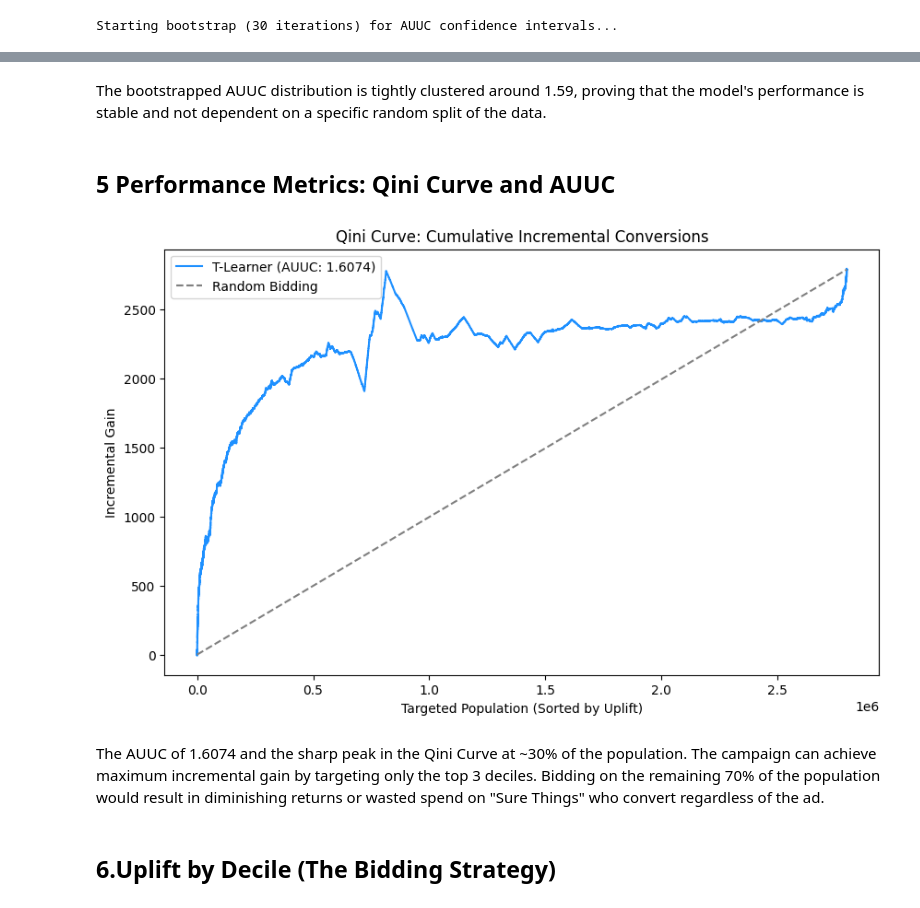
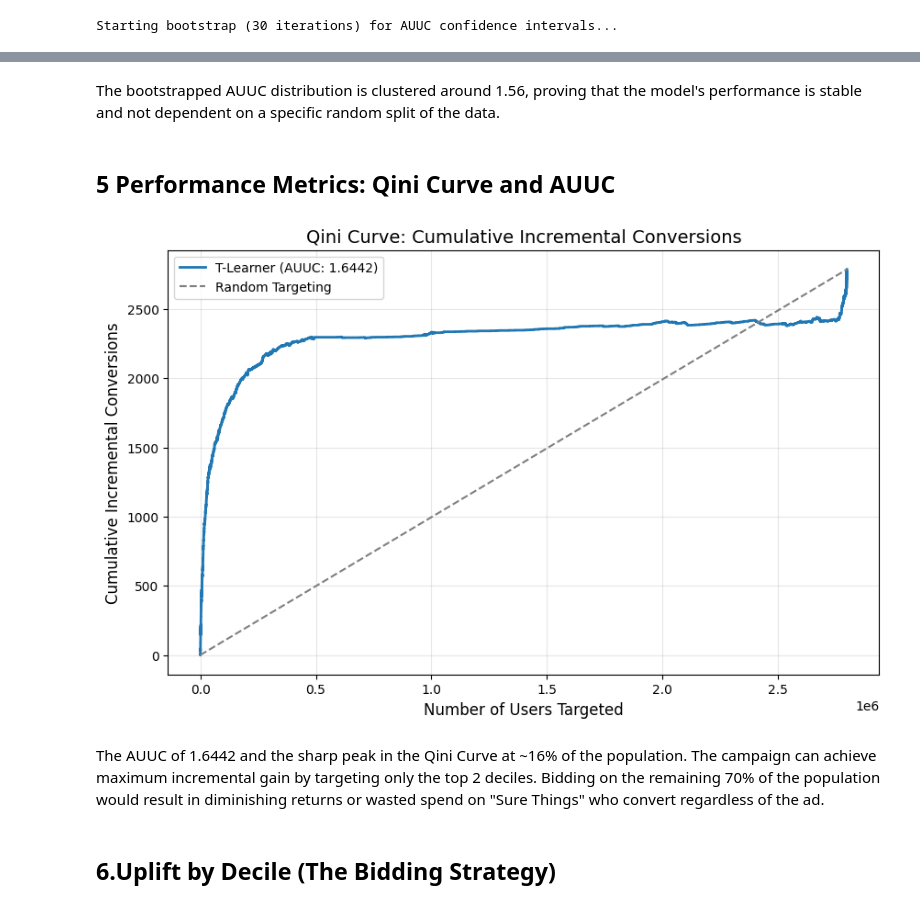
Before and after one commit to quannm11/intelligent-causal-dsp, a Jupyter notebook: notebooks/02_Model_Evaluation.ipynb, the cells around one changed output, grey strips where cells are left out. Drawn from its saved outputs; the diff is of its cells as text; code cells hidden in the pictures.

```diff
--- a/notebooks/02_Model_Evaluation.ipynb
+++ b/notebooks/02_Model_Evaluation.ipynb
@@ -128,7 +148,7 @@ Features f11 and f10 are the dominant drivers of the model's decision-making. Th
 plt.figure(figsize=(10, 5))
 
 # Generate probabilities for the Treatment group
-p_t = model_t.predict_proba(test_df[features])[:, 1]
+p_t = model_t.predict_proba(test_df[FEATURES])[:, 1]
 # We check calibration only on the treatment subset to see if predictions match reality
 mask_t = test_df['treatment'] == 1
 prob_true, prob_pred = calibration_curve(test_df[mask_t]['conversion'], p_t[mask_t], n_bins=10)
@@ -204,42 +224,54 @@ Mean AUUC: 1.5913
 # %% [markdown]
-The bootstrapped AUUC distribution is tightly clustered around 1.59, proving that the model's performance is stable and not dependent on a specific random split of the data.
+The bootstrapped AUUC distribution is  clustered around 1.56, proving that the model's performance is stable and not dependent on a specific random split of the data.
 # %% [markdown]
 ## 5 Performance Metrics: Qini Curve and AUUC
 # %%
 # Generate full scores
 test_df['p_t'] = p_t
-test_df['p_c'] = model_c.predict_proba(test_df[features])[:, 1]
+test_df['p_c'] = model_c.predict_proba(test_df[FEATURES])[:, 1]
 test_df['uplift_score'] = test_df['p_t'] - test_df['p_c']
 
-def plot_qini_curve(df):
+def plot_qini_curve_corrected(df):
+    # Sort by Score
     df = df.sort_values('uplift_score', ascending=False).reset_index(drop=True)
-    df['n_t'] = (df['treatment'] == 1).cumsum()
-    df['n_c'] = (df['treatment'] == 0).cumsum()
+
+    # Cumulative Conversions (Y)
     df['y_t'] = (df['conversion'] * (df['treatment'] == 1)).cumsum()
     df['y_c'] = (df['conversion'] * (df['treatment'] == 0)).cumsum()
 
-    # Qini Formula
-    df['qini'] = df['y_t'] - df['y_c'] * (df['n_t'] / (df['n_c'] + 1e-10))
-    random_qini = np.linspace(0, df['qini'].iloc[-1], len(df))
+    # Calculate Global Scaling Factor
+    N_t_total = (df['treatment'] == 1).sum()
+    N_c_total = (df['treatment'] == 0).sum()
+    scaling_factor = N_t_total / N_c_total
+
+    # Gain = Treated_Conversions - (Control_Conversions * Scaling_Factor)
+    df['qini'] = df['y_t'] - (df['y_c'] * scaling_factor)
+
+    # Random Curve
+    total_gain = df['qini'].iloc[-1]
+    random_qini = np.linspace(0, total_gain, len(df))
 
     # AUUC Calculation
-    auuc = np.trapezoid(df['qini']) / np.trapezoid(random_qini)
+    auuc = np.trapz(df['qini']) / np.trapz(random_qini)
 
+    # Plot
     plt.figure(figsize=(10, 6))
-    plt.plot(df['qini'].values, label=f'T-Learner (AUUC: {auuc:.4f})', color='dodgerblue')
-    plt.plot(random_qini, linestyle='--', color='gray', label='Random Bidding')
-    plt.title("Qini Curve: Cumulative Incremental Conversions")
-    plt.xlabel("Targeted Population (Sorted by Uplift)")
-    plt.ylabel("Incremental Gain")
+    plt.plot(df['qini'].values, label=f'T-Learner (AUUC: {auuc:.4f})', linewidth=2)
+    plt.plot(random_qini, linestyle='--', color='gray', label='Random Targeting')
+
+    plt.title("Qini Curve: Cumulative Incremental Conversions", fontsize=14)
+    plt.xlabel("Number of Users Targeted", fontsize=12)
+    plt.ylabel("Cumulative Incremental Conversions", fontsize=12)
     plt.legend()
+    plt.grid(alpha=0.3)
     plt.show()
 
-plot_qini_curve(test_df)
+plot_qini_curve_corrected(test_df)
 # %% [output]
-[figure, old version]
+[figure, new version]
 # %% [markdown]
-The AUUC of 1.6074 and the sharp peak in the Qini Curve at ~30% of the population.
-The campaign can achieve maximum incremental gain by targeting only the top 3 deciles. Bidding on the remaining 70% of the population would result in diminishing returns or wasted spend on "Sure Things" who convert regardless of the ad.
+The AUUC of 1.6442 and the sharp peak in the Qini Curve at ~16% of the population.
+The campaign can achieve maximum incremental gain by targeting only the top 2 deciles. Bidding on the remaining 70% of the population would result in diminishing returns or wasted spend on "Sure Things" who convert regardless of the ad.
 # %% [markdown]
 ## 6.Uplift by Decile (The Bidding Strategy)
 # %%
```
Also changed, not shown: parts of 10 cells of this notebook.
